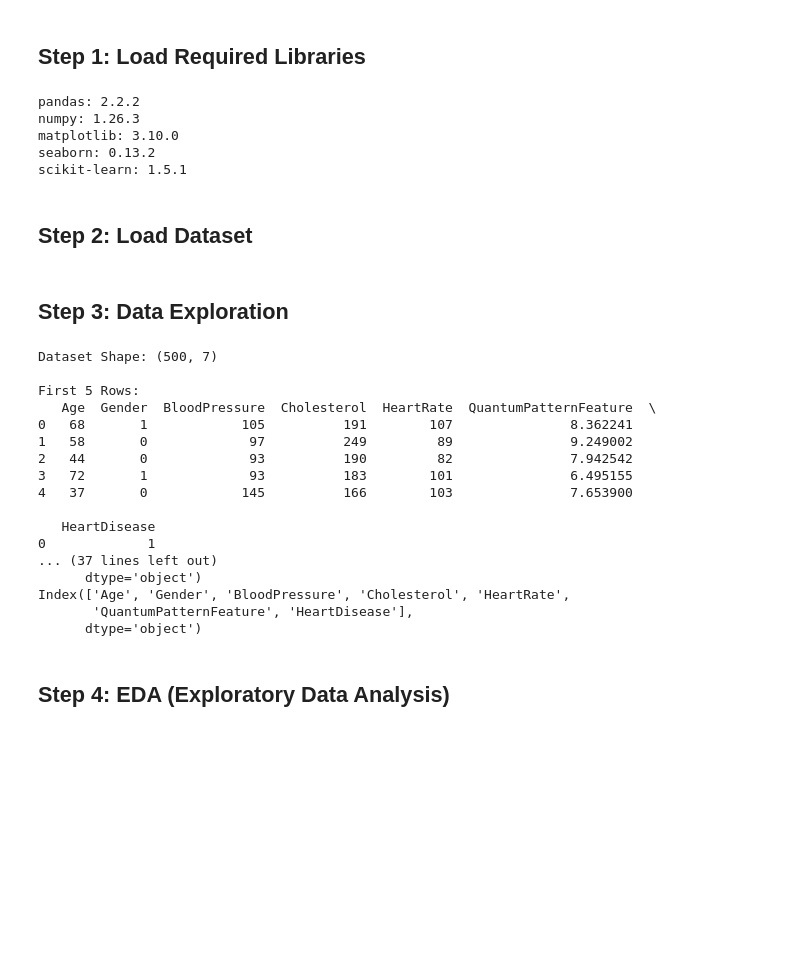
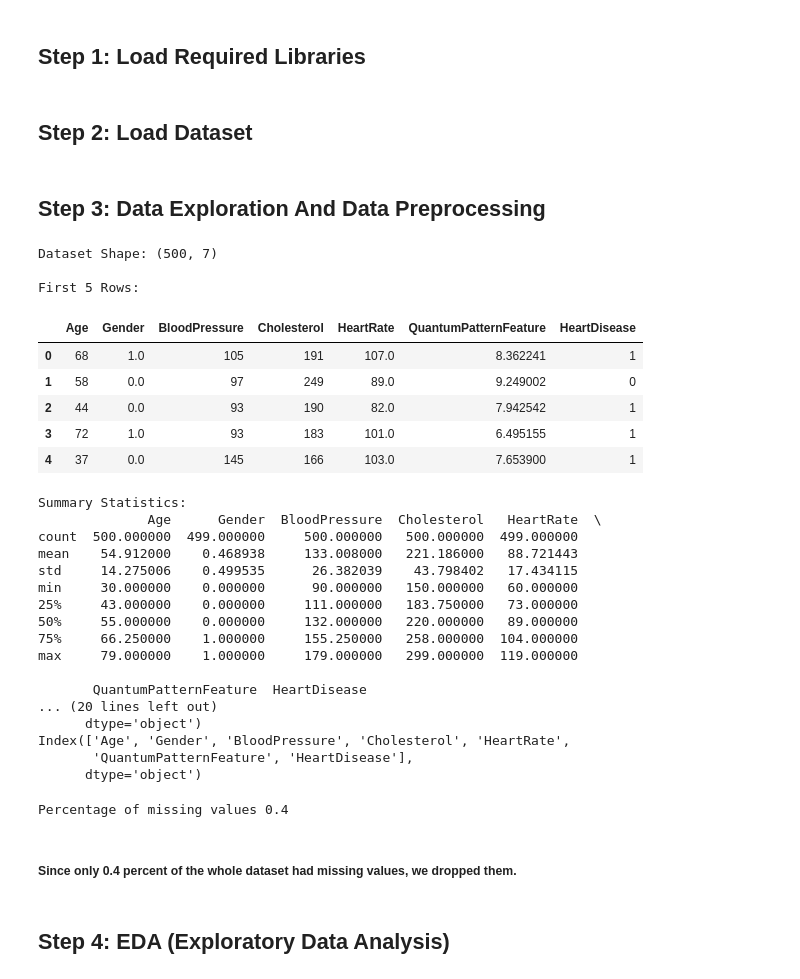
Before and after one commit to santhoshA06/Foundations-of-Data-Science, a Jupyter notebook: heart_disease_prediction.py.ipynb, the cells around one changed output. Saved outputs shown, nothing was run; the diff lists cells and outputs as text; code cells hidden in the pictures; blank space fills up the shorter version.

```diff
--- a/heart_disease_prediction.py.ipynb
+++ b/heart_disease_prediction.py.ipynb
@@ -15,24 +15,6 @@ import warnings # For ignoring warnings
 from sklearn.preprocessing import OneHotEncoder
 from scipy.stats import chi2_contingency
 warnings.filterwarnings('ignore')
-# %%
-import pandas as pd
-import numpy as np
-import matplotlib
-import seaborn as sns
-import sklearn
-
-print("pandas:", pd.__version__)
-print("numpy:", np.__version__)
-print("matplotlib:", matplotlib.__version__)
-print("seaborn:", sns.__version__)
-print("scikit-learn:", sklearn.__version__)
-# %% [output]
-pandas: 2.2.2
-numpy: 1.26.3
-matplotlib: 3.10.0
-seaborn: 0.13.2
-scikit-learn: 1.5.1
 # %% [markdown]
 ## Step 2: Load Dataset
 # %%
@@ -42,11 +24,22 @@ if os.path.exists(file_path):  # Check if the file exists
 else:
     raise FileNotFoundError(f"Dataset not found at {file_path}")  # Raise error if file is missing
 # %% [markdown]
-## Step 3: Data Exploration
+## Step 3: Data Exploration And Data Preprocessing
+# %%
+print("Dataset Shape:", df.shape)  # Print number of rows and columns
+print("\nFirst 5 Rows:")
+df.head()  # Display first 5 records
+# %% [output]
+Dataset Shape: (500, 7)
+
+First 5 Rows:
+|  | Age | Gender | BloodPressure | Cholesterol | HeartRate | QuantumPatternFeature | HeartDisease |
+| 0 | 68 | 1.0 | 105 | 191 | 107.0 | 8.362241 | 1 |
+| 1 | 58 | 0.0 | 97 | 249 | 89.0 | 9.249002 | 0 |
+| 2 | 44 | 0.0 | 93 | 190 | 82.0 | 7.942542 | 1 |
+| 3 | 72 | 1.0 | 93 | 183 | 101.0 | 6.495155 | 1 |
+| 4 | 37 | 0.0 | 145 | 166 | 103.0 | 7.653900 | 1 |
 # %%
-print("Dataset Shape:", df.shape)  # Print number of rows and columns
-print("\nFirst 5 Rows:")
-print(df.head())  # Display first 5 records
 print("\nSummary Statistics:")
 print(df.describe())  # Show summary stats of numeric columns
 print("\nMissing Values:")
@@ -55,20 +48,28 @@ print(df.columns)  # Print all column names
 df.rename(columns=lambda x: x.strip(), inplace=True)  # Remove extra spaces from column names
 print(df.columns)  # Check column names again after stripping spaces
 # %% [output]
-Dataset Shape: (500, 7)
+Summary Statistics:
+              Age      Gender  BloodPressure  Cholesterol   HeartRate  \
+count  500.000000  499.000000     500.000000   500.000000  499.000000
+mean    54.912000    0.468938     133.008000   221.186000   88.721443
+std     14.275006    0.499535      26.382039    43.798402   17.434115
+min     30.000000    0.000000      90.000000   150.000000   60.000000
+25%     43.000000    0.000000     111.000000   183.750000   73.000000
+50%     55.000000    0.000000     132.000000   220.000000   89.000000
+75%     66.250000    1.000000     155.250000   258.000000  104.000000
+max     79.000000    1.000000     179.000000   299.000000  119.000000
 
-First 5 Rows:
-   Age  Gender  BloodPressure  Cholesterol  HeartRate  QuantumPatternFeature  \
-0   68       1            105          191        107               8.362241
-1   58       0             97          249         89               9.249002
-2   44       0             93          190         82               7.942542
-3   72       1             93          183        101               6.495155
-4   37       0            145          166        103               7.653900
-
-   HeartDisease
-0             1
-... (37 lines left out)
+       QuantumPatternFeature  HeartDisease
+... (20 lines left out)
       dtype='object')
 Index(['Age', 'Gender', 'BloodPressure', 'Cholesterol', 'HeartRate',
        'QuantumPatternFeature', 'HeartDisease'],
       dtype='object')
+# %%
+# Percentage of missing values
+total_missing_values = df.isnull().sum().sum()
+print("Percentage of missing values", (total_missing_values/df.shape[0])*100)
+# %% [output]
+Percentage of missing values 0.4
+# %% [markdown]
+##### Since only 0.4 percent of the whole dataset had missing values, we dropped them.
```
Also changed, not shown: parts of 11 cells of this notebook.
